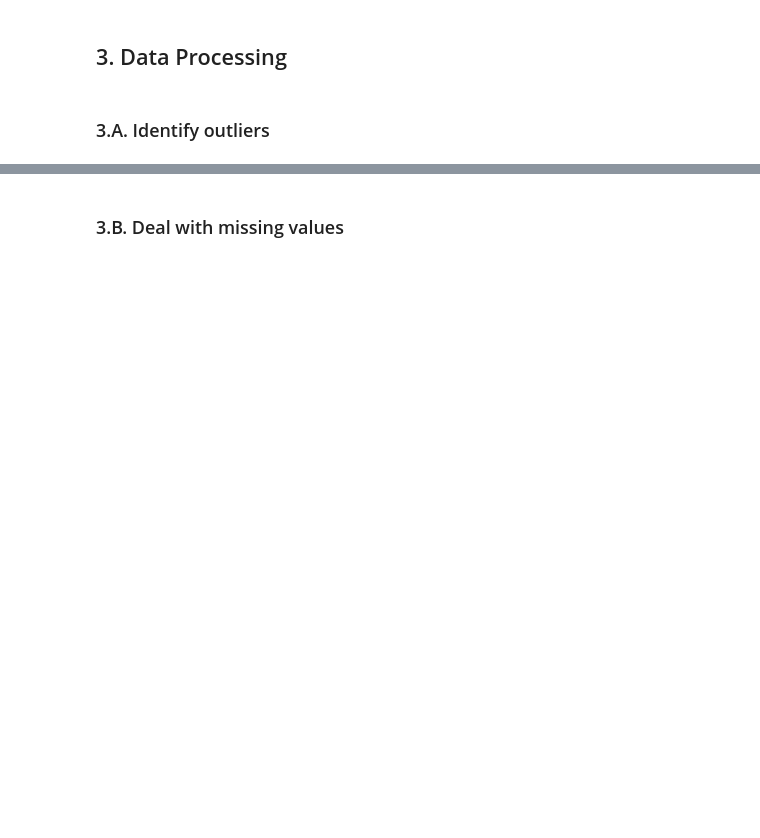
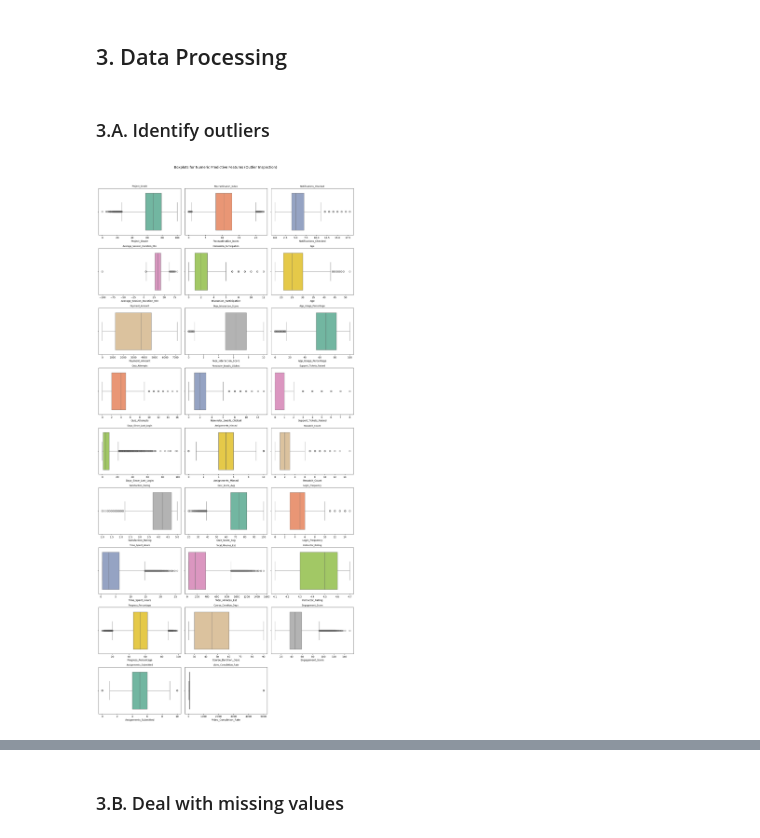
Before and after one commit to mmswflow-upb/ai-labs, a Jupyter notebook: HW/HW 2/HW2.ipynb, the cells around one changed output, grey strips where cells are left out. Saved outputs shown, nothing was run; the diff lists cells and outputs as text; code cells hidden in the pictures; blank space fills up the shorter version.

```diff
--- a/HW/HW 2/HW2.ipynb
+++ b/HW/HW 2/HW2.ipynb
@@ -306,5 +298,43 @@ We can already see several issues in the dataset from the bar plot of `Completed
 5. Some features are highly redundant. For example, `Total_Minutes_Est` is almost perfectly correlated with `Time_Spent_Hours`, this means they carry very similar information, so I will need to drop at least one of them to avoid unnecessary duplication in the feature set.
 # %% [markdown]
 ## 3. Data Processing
+# %%
+non_predictive_cols = [
+    "Student_ID",
+    "Name",
+    "Enrollment_Date",
+    "City"
+]
+
+predictive_cols = [
+    col for col in records.columns
+    if col not in non_predictive_cols + [target_col]
+]
+
+X = records[predictive_cols].copy()
+
+numeric_predictive_cols = list(X.select_dtypes(include=["int64", "float64"]).columns)
+categorical_predictive_cols = list(X.select_dtypes(include=["object", "category"]).columns)
+
+Y = records["Completed"].copy()
 # %% [markdown]
 ### 3.A. Identify outliers
+# %%
+
+plots_per_row = 3
+rows_needed = int(np.ceil(len(numeric_predictive_cols) / plots_per_row))
+
+palette = sns.color_palette("Set2", len(numeric_predictive_cols))
+
+plt.figure(figsize=(5 * plots_per_row, 3.5 * rows_needed))
+
+for idx, col in enumerate(numeric_predictive_cols):
+    plt.subplot(rows_needed, plots_per_row, idx + 1)
+    sns.boxplot(data=X, x=col, color=palette[idx])
+    plt.title(col, fontsize=9)
+
+plt.suptitle("Boxplots for Numeric Predictive Features (Outlier Inspection)", fontsize=14, y=1.02)
+plt.tight_layout()
+plt.show()
+# %% [output]
+[figure, added]
```
Also changed, not shown: parts of 9 cells of this notebook.
